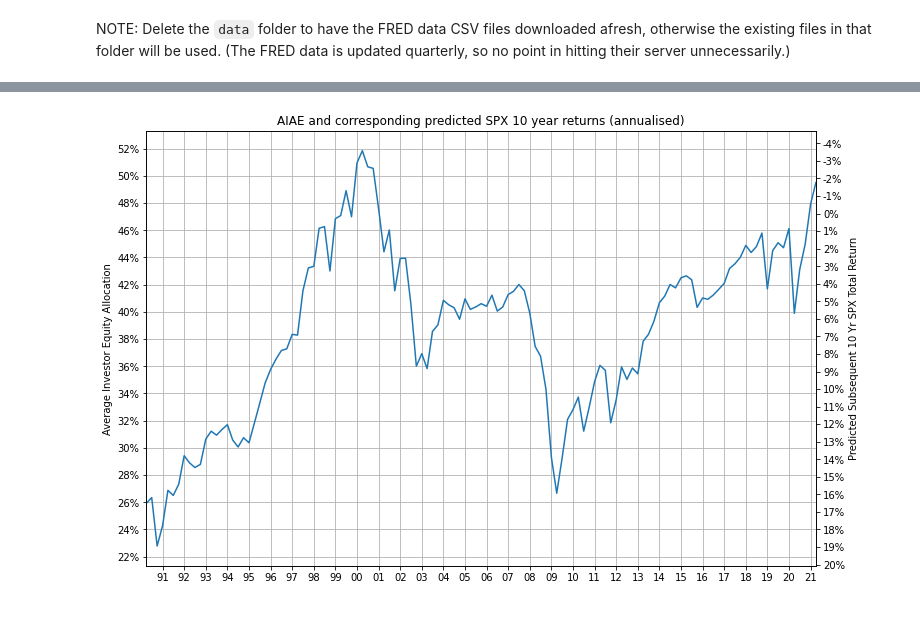
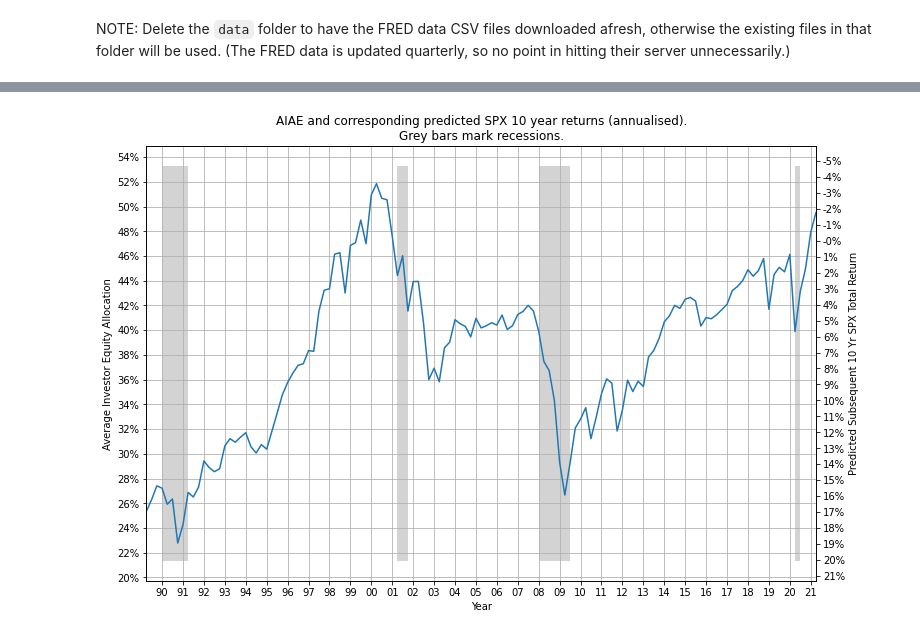
Before and after one commit to easleydp/AIAE-to-SPX-total-returns, a Jupyter notebook: AIAE_to_SPX_total_returns.ipynb, the cells around one changed output, grey strips where cells are left out. Cells and saved outputs as stored; diff of their text form; code cells hidden in the pictures.

Commit message:
Added recession markers

```diff
--- a/AIAE_to_SPX_total_returns.ipynb
+++ b/AIAE_to_SPX_total_returns.ipynb
@@ -107,7 +130,7 @@ print(f'{aiae_series.size} quarters ({first_date.strftime("%Y-%m-%d")} to {last_
 
 def spx_from_aiae(aiae):
     """
-    Returns predicted SPX 10 year total return given AIAE percentage (0..1.0)
+    Returns predicted SPX 10 year total return given AIAE
     """
     # Equation derived from this scatter chart:
     #   https://i2.wp.com/www.philosophicaleconomics.com/wp-content/uploads/2013/12/linearavg1.jpg
@@ -126,36 +149,70 @@ def update_spx_axis_according_to_aiae_axis(ax_aiae):
 fig, ax_aiae = plt.subplots(figsize=(12, 8)) # size in inches
 ax_spx = ax_aiae.twinx()
 
 # Automatically update ylim of ax_spx when ylim of ax_aiae changes
 ax_aiae.callbacks.connect("ylim_changed", update_spx_axis_according_to_aiae_axis)
 ax_aiae.plot(aiae_frame)
 
 # Want x-axis tick for each year
 ax_aiae.xaxis.set_major_locator(mdates.YearLocator())
 ax_aiae.xaxis.set_major_formatter(mdates.DateFormatter("%y"))
 
-# Don't want any x-axis margin
+# Want the plot line to be snug against the y-axes
 ax_aiae.margins(x=0)
 
 # Format y-axes as %
 ax_aiae.yaxis.set_major_formatter(mtick.PercentFormatter(1.0, 0))
 ax_spx.yaxis.set_major_formatter(mtick.PercentFormatter(1.0, 0))
 
 # Control frequency of y-axis ticks (every 2% for AIAE and 1% for SPX)
 ax_aiae.yaxis.set_major_locator(mtick.MultipleLocator(0.02))
 ax_spx.yaxis.set_major_locator(mtick.MultipleLocator(0.01))
 
 # Want grid lines
 ax_aiae.grid()
 
-# Title and y-axis labels
-ax_aiae.set_title('AIAE and corresponding predicted SPX 10 year returns (annualised)')
-ax_aiae.set_ylabel('Average Investor Equity Allocation')
-ax_spx.set_ylabel('Predicted Subsequent 10 Yr SPX Total Return')
+# Recessions
+def determine_recession_spans():
+    """
+    Returns list of list[2], each inner list denoting the span of a recession.
+    """
+    spans = []
+    current_span = None
+    for index, row in recession_frame.iterrows():
+        #print(index, row[recession_id])
+        if row[recession_id] != 0:
+            if current_span is None:
+                current_span = [index, index]
+                spans.append(current_span)
+            else:
+                current_span[-1] = index
+        else:
+            current_span = None
+    return spans
+def interpolate_dates(date_spans):
+    """
+    Maps list of `[date, date]` to list of `(interpolated date, interpolated date)`,
+    where `interpolated date` is a value betweeen 0.0 and 1.0 covering the x-axis.
+    """
+    first_date, last_date = aiae_frame.index[0], aiae_frame.index[-1]
+    def mapper(span):
+        def interpolate_date(dt):
+            return (dt - first_date) / (last_date - first_date)
+        return (interpolate_date(span[0]), interpolate_date(span[1]))
+    return map(mapper, date_spans)
+ymin, ymax = ax_aiae.get_ylim()
+for span in interpolate_dates(determine_recession_spans()):
+  ax_aiae.axhspan(ymin, ymax, span[0], span[1], facecolor='lightgrey')
 
 # x-axis label rotation <credit: https://stackoverflow.com/a/56139690/65555>
 #fig.autofmt_xdate(rotation=45)
 
+# Title and axis labels
+ax_aiae.set_title('AIAE and corresponding predicted SPX 10 year returns (annualised).\nGrey bars mark recessions.')
+ax_aiae.set_ylabel('Average Investor Equity Allocation')
+ax_spx.set_ylabel('Predicted Subsequent 10 Yr SPX Total Return')
+ax_aiae.set_xlabel("Year")
+
 plt.show()
 # %% [output]
-[figure, old version]
+[figure, new version]
```
Also changed, not shown: parts of 3 cells of this notebook.
